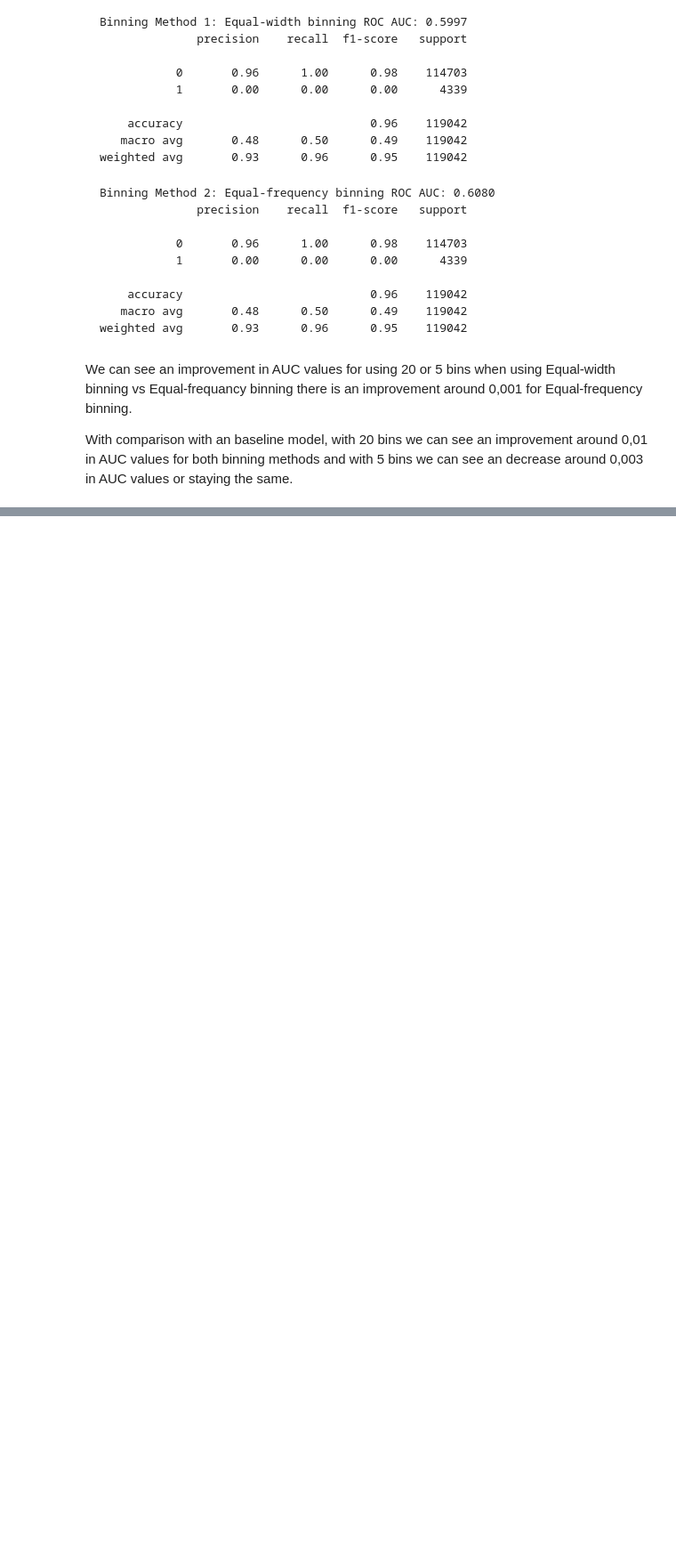
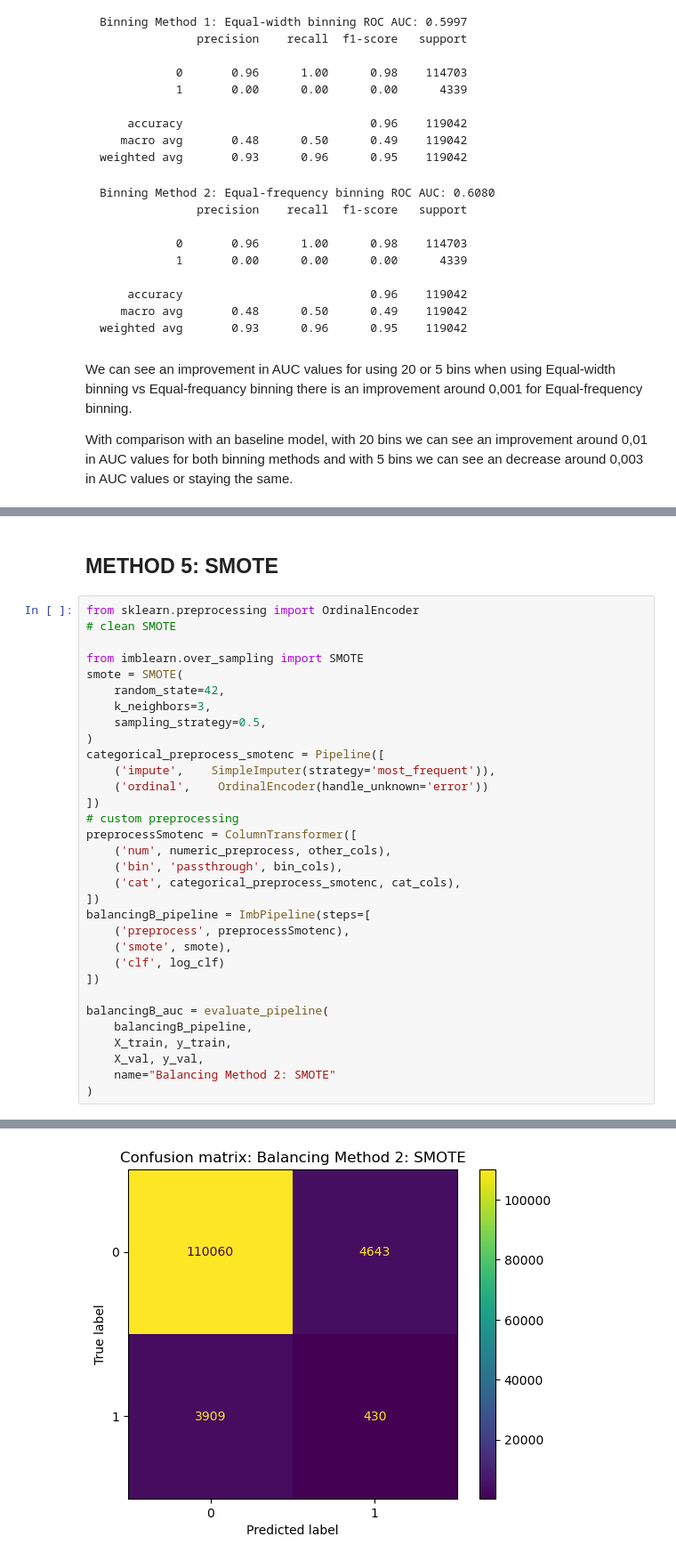
Before and after one commit to cernyfili/CVUT_2526_PDD_2_Data_preprocessing, a Jupyter notebook: 02_homework.ipynb, the cells around one changed output, grey strips where cells are left out. Shown: that part at 89% size. Cells and saved outputs as stored; diff of their text form; blank space fills up the shorter version.

```diff
--- a/02_homework.ipynb
+++ b/02_homework.ipynb
@@ -534,0 +683,35 @@ With comparison with an baseline model, with 20 bins we can see an improvement a
+# %% [markdown]
+## METHOD 5: SMOTE
+# %%
+from sklearn.preprocessing import OrdinalEncoder
+# clean SMOTE
+
+from imblearn.over_sampling import SMOTE
+smote = SMOTE(
+    random_state=42,
+    k_neighbors=3,
+    sampling_strategy=0.5,
+)
+categorical_preprocess_smotenc = Pipeline([
+    ('impute',    SimpleImputer(strategy='most_frequent')),
+    ('ordinal',    OrdinalEncoder(handle_unknown='error'))
+])
+# custom preprocessing
+preprocessSmotenc = ColumnTransformer([
+    ('num', numeric_preprocess, other_cols),
+    ('bin', 'passthrough', bin_cols),
+    ('cat', categorical_preprocess_smotenc, cat_cols),
+])
+balancingB_pipeline = ImbPipeline(steps=[
+    ('preprocess', preprocessSmotenc),
+    ('smote', smote),
+    ('clf', log_clf)
+])
+
+balancingB_auc = evaluate_pipeline(
+    balancingB_pipeline,
+    X_train, y_train,
+    X_val, y_val,
+    name="Balancing Method 2: SMOTE"
+)
+# %% [output]
@@ -534,0 +728 @@ With comparison with an baseline model, with 20 bins we can see an improvement a
+[figure, added]
```
Also changed, not shown: parts of 29 cells of this notebook, 1 other file.
